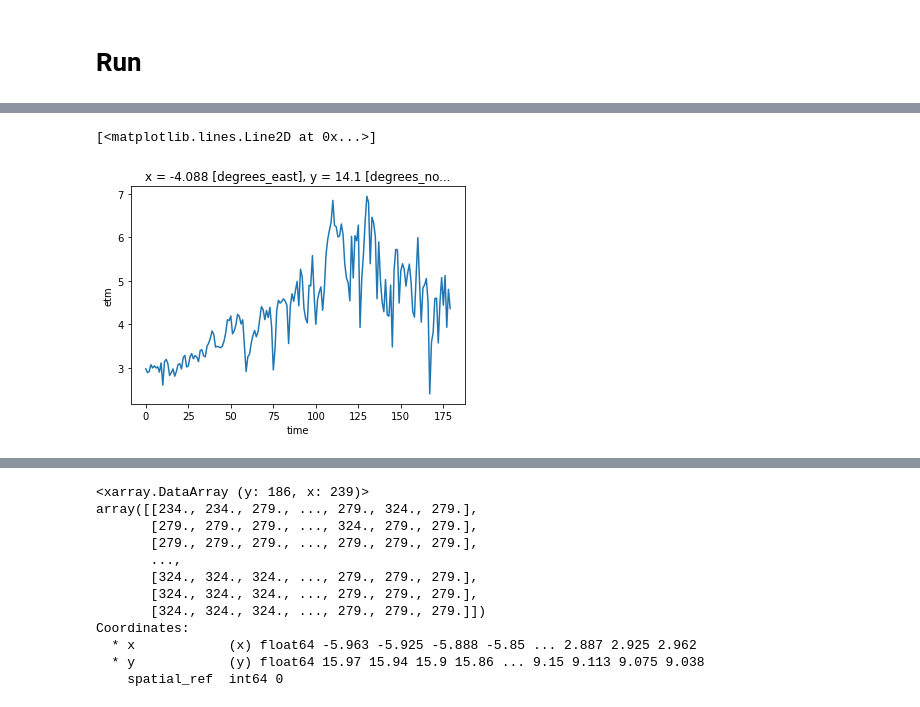
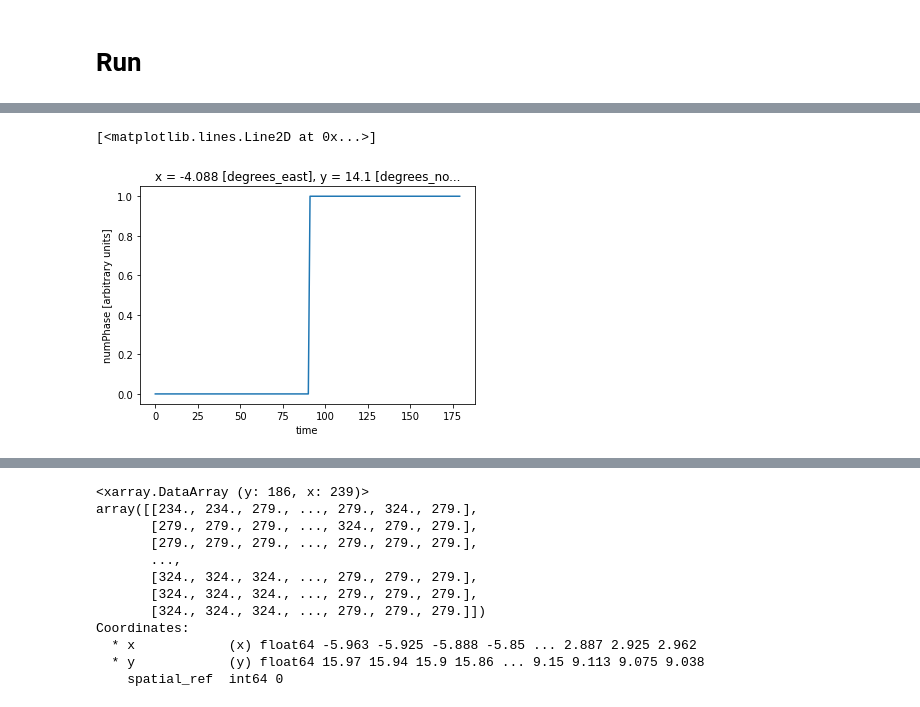
Before and after one commit to SARRA-cropmodels/SARRA-Py, a Jupyter notebook: notebooks/SARRA-Py_grid.ipynb, the cells around one changed output, grey strips where cells are left out. Drawn from its saved outputs; the diff is of its cells as text; code cells hidden in the pictures.

```diff
--- a/notebooks/SARRA-Py_grid.ipynb
+++ b/notebooks/SARRA-Py_grid.ipynb
@@ -205,5 +211,5 @@ for i in range(10):
 # %%
-data["etm"][:,50,50].plot()
+data["numPhase"][:,50,50].plot()
 # %% [output]
 [<matplotlib.lines.Line2D at 0x...>]
-[figure, old version]
+[figure, new version]
```
Also changed, not shown: parts of 9 cells of this notebook, 2 other files.
